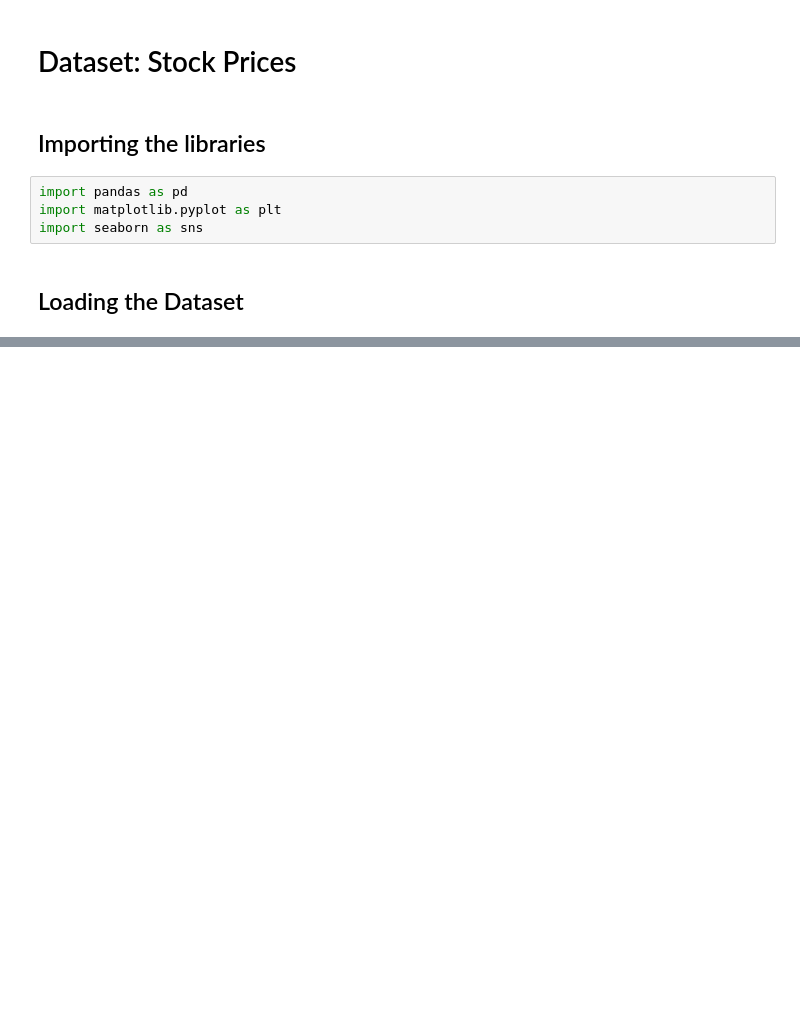
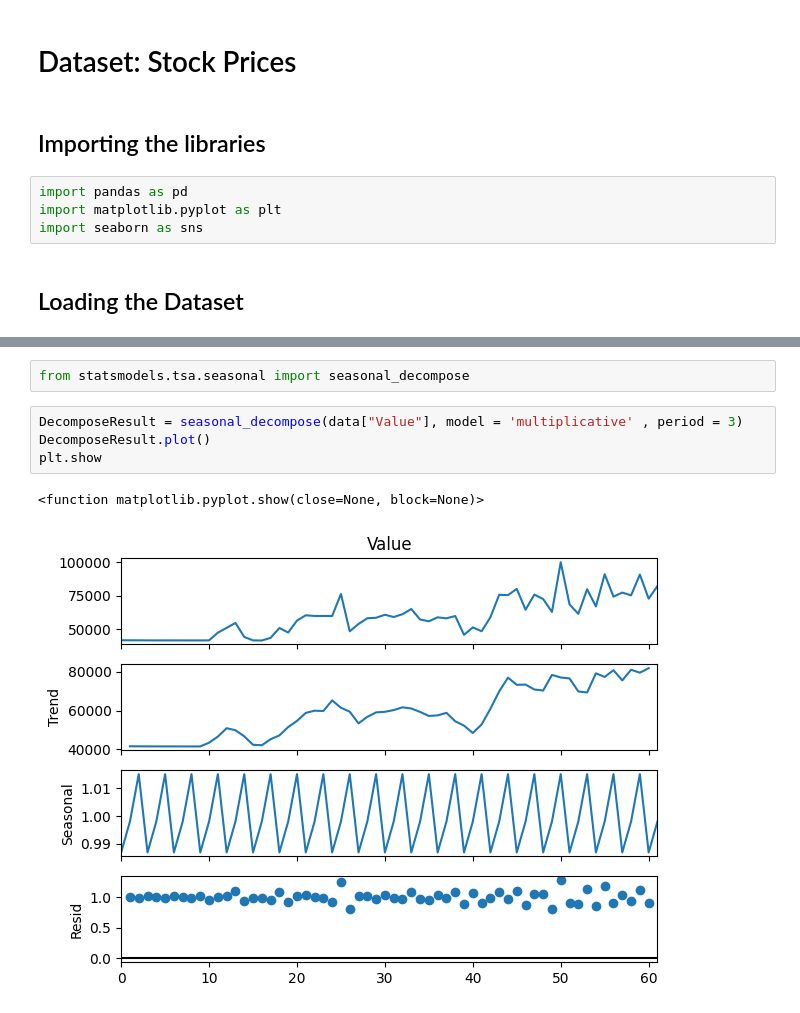
Before and after one commit to KAUSHAL0391/TFM, a Jupyter notebook: 27MAR.ipynb, the cells around one changed output, grey strips where cells are left out. Drawn from its saved outputs; the diff is of its cells as text; blank space fills up the shorter version.

```diff
--- a/27MAR.ipynb
+++ b/27MAR.ipynb
@@ -78,0 +74,9 @@ sns.lineplot(df)
+# %%
+from statsmodels.tsa.seasonal import seasonal_decompose
+# %%
+DecomposeResult = seasonal_decompose(data["Value"], model = 'multiplicative' , period = 3)
+DecomposeResult.plot()
+plt.show
+# %% [output]
+<function matplotlib.pyplot.show(close=None, block=None)>
+[figure, added]
```
Also changed, not shown: parts of 6 cells of this notebook, 1 other file.
